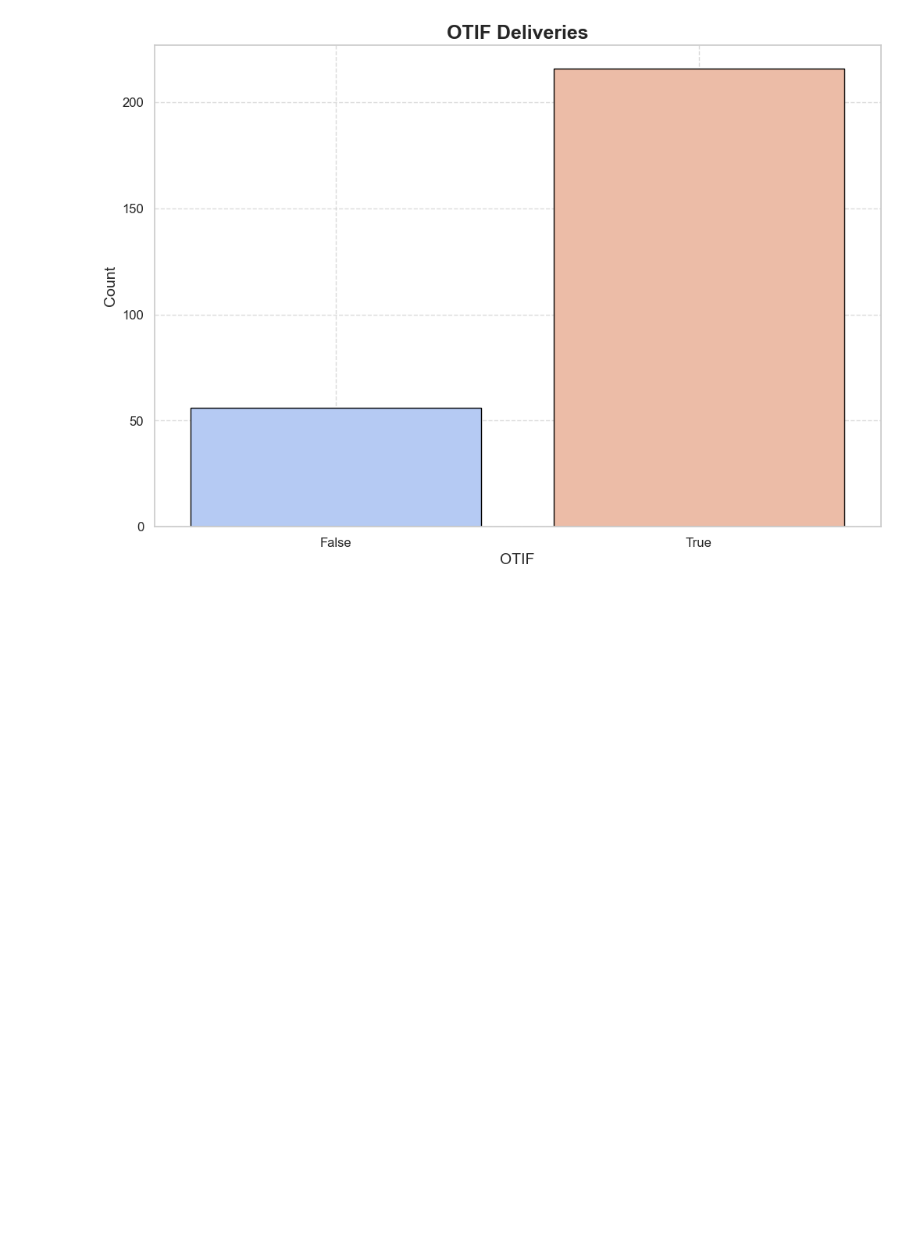
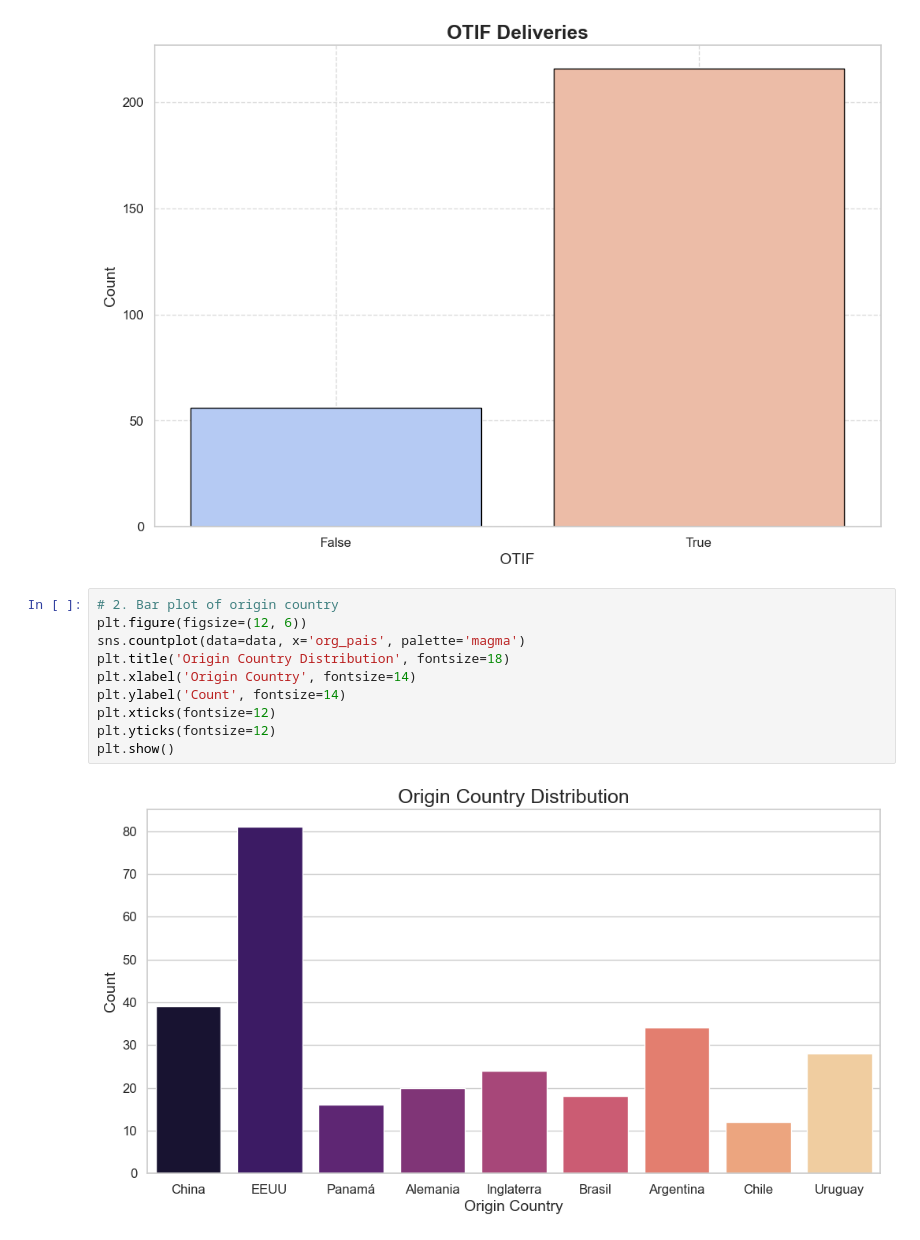
Before and after one commit to Jotis86/Supply-Chain-Project, a Jupyter notebook: notebook/data_visualization.ipynb, the cells around one changed output. Drawn from its saved outputs; the diff is of its cells as text; blank space fills up the shorter version.

```diff
--- a/notebook/data_visualization.ipynb
+++ b/notebook/data_visualization.ipynb
@@ -368,3 +369,15 @@ plt.grid(True, linestyle='--', alpha=0.7)
 plt.show()
 # %% [output]
 [figure]
+# %%
+# 2. Bar plot of origin country
+plt.figure(figsize=(12, 6))
+sns.countplot(data=data, x='org_pais', palette='magma')
+plt.title('Origin Country Distribution', fontsize=18)
+plt.xlabel('Origin Country', fontsize=14)
+plt.ylabel('Count', fontsize=14)
+plt.xticks(fontsize=12)
+plt.yticks(fontsize=12)
+plt.show()
+# %% [output]
+[figure, added]
```
Also changed, not shown: parts of 9 cells of this notebook, 2 other files.
